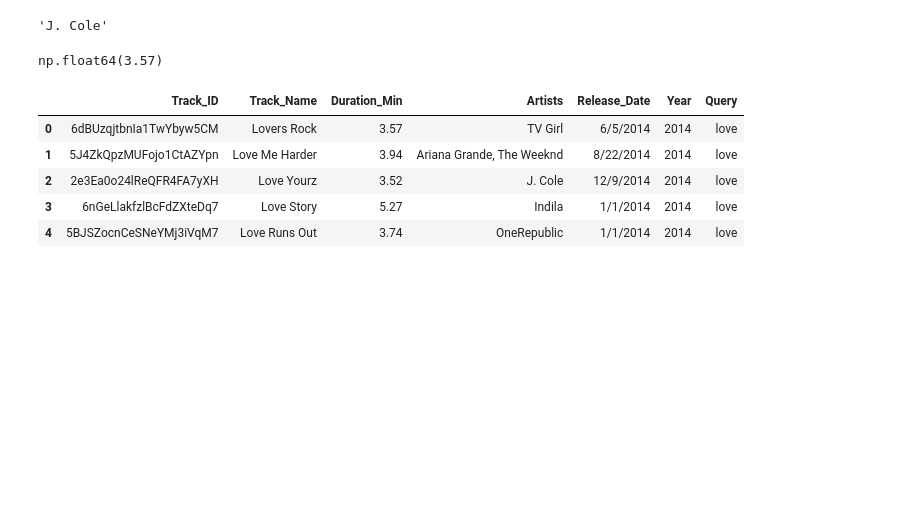
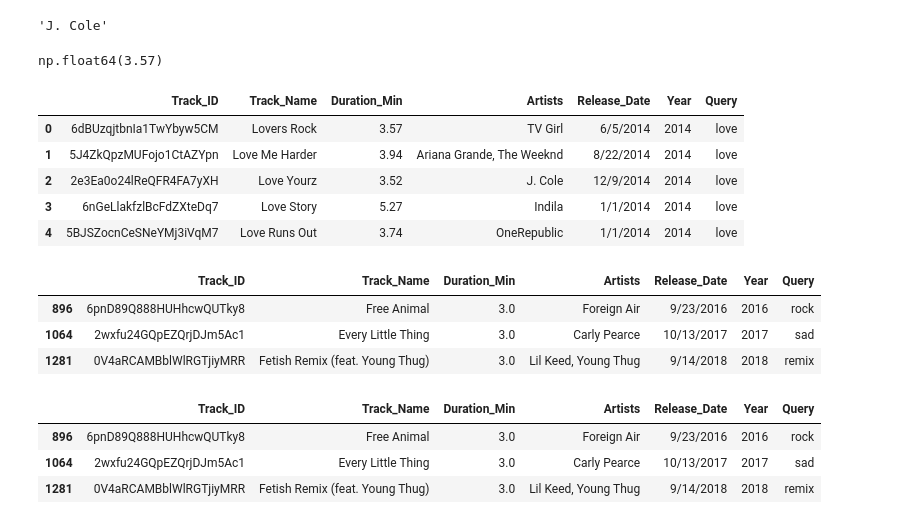
Before and after one commit to patilhumesh88-spec/data_projects_01, a Jupyter notebook: pract.ipynb, the cells around one changed output. Cells and saved outputs as stored; diff of their text form; code cells hidden in the pictures; blank space fills up the shorter version.

```diff
--- a/pract.ipynb
+++ b/pract.ipynb
@@ -119,3 +119,17 @@ df.head()
 | 2 | 2e3Ea0o24lReQFR4FA7yXH | Love Yourz | 3.52 | J. Cole | 12/9/2014 | 2014 | love |
 | 3 | 6nGeLlakfzlBcFdZXteDq7 | Love Story | 5.27 | Indila | 1/1/2014 | 2014 | love |
 | 4 | 5BJSZocnCeSNeYMj3iVqM7 | Love Runs Out | 3.74 | OneRepublic | 1/1/2014 | 2014 | love |
+# %%
+df[df["Duration_Min"]==3.00]
+# %% [output]
+|  | Track_ID | Track_Name | Duration_Min | Artists | Release_Date | Year | Query |
+| 896 | 6pnD89Q888HUHhcwQUTky8 | Free Animal | 3.0 | Foreign Air | 9/23/2016 | 2016 | rock |
+| 1064 | 2wxfu24GQpEZQrjDJm5Ac1 | Every Little Thing | 3.0 | Carly Pearce | 10/13/2017 | 2017 | sad |
+| 1281 | 0V4aRCAMBblWlRGTjiyMRR | Fetish Remix (feat. Young Thug) | 3.0 | Lil Keed, Young Thug | 9/14/2018 | 2018 | remix |
+# %%
+df.query("Duration_Min==3.00 and Year>2014")
+# %% [output]
+|  | Track_ID | Track_Name | Duration_Min | Artists | Release_Date | Year | Query |
+| 896 | 6pnD89Q888HUHhcwQUTky8 | Free Animal | 3.0 | Foreign Air | 9/23/2016 | 2016 | rock |
+| 1064 | 2wxfu24GQpEZQrjDJm5Ac1 | Every Little Thing | 3.0 | Carly Pearce | 10/13/2017 | 2017 | sad |
+| 1281 | 0V4aRCAMBblWlRGTjiyMRR | Fetish Remix (feat. Young Thug) | 3.0 | Lil Keed, Young Thug | 9/14/2018 | 2018 | remix |
```
Also changed, not shown: parts of 2 cells of this notebook.
